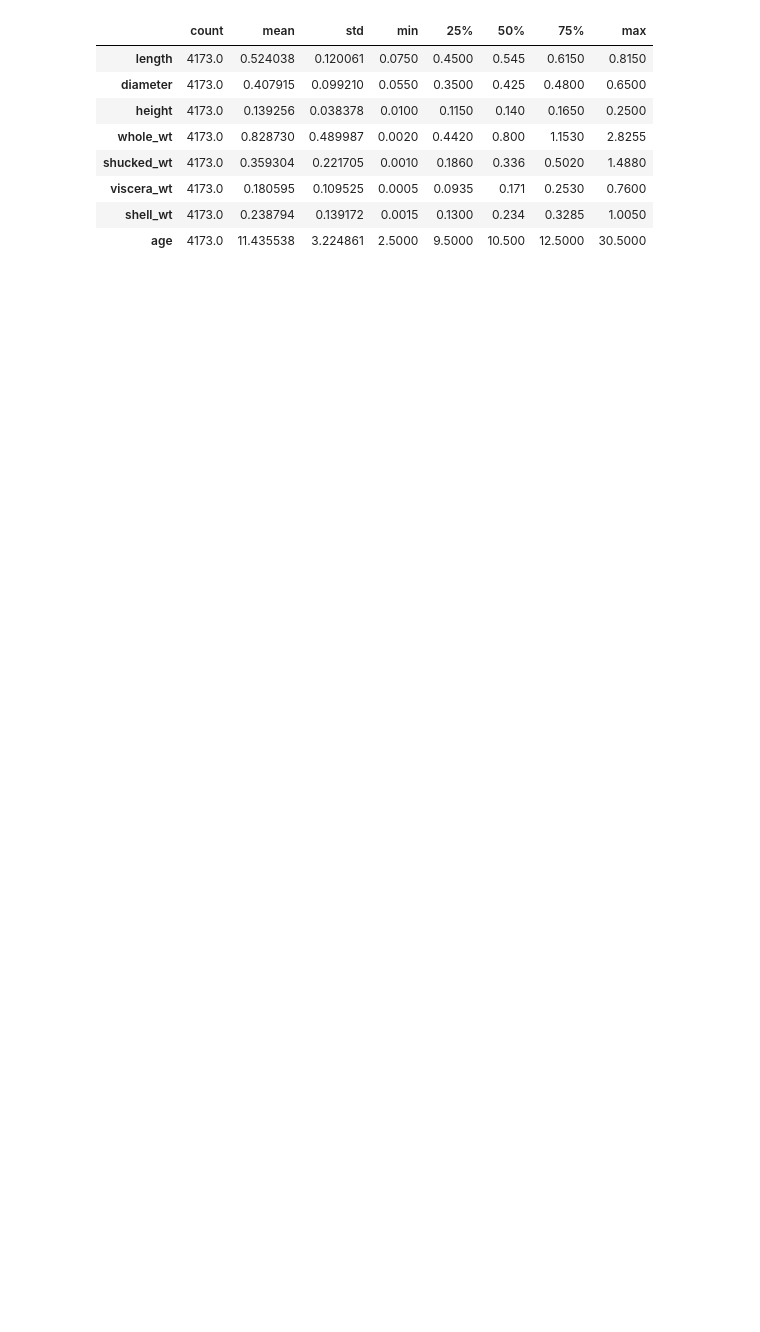
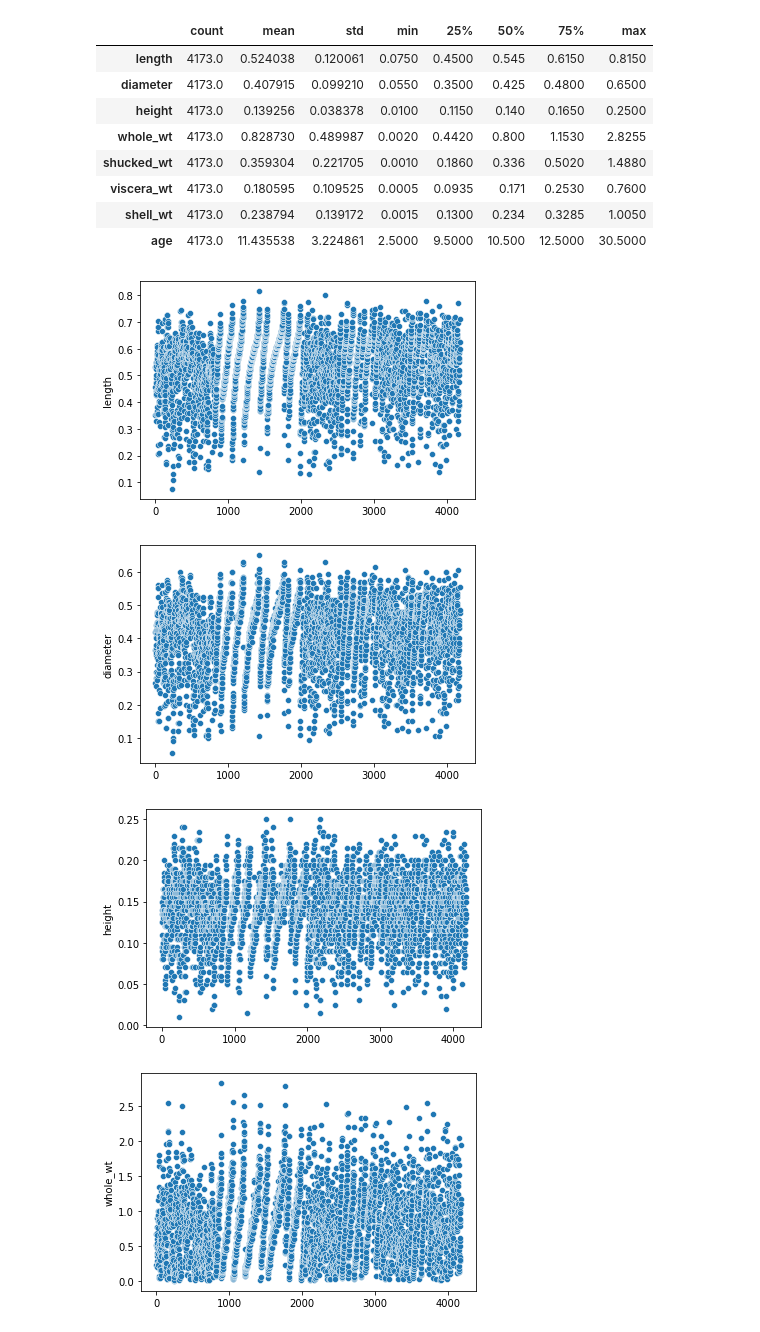
Before and after one commit to smaslo2/MS_DS, a Jupyter notebook: MS_DTSA5509_Final.ipynb, the cells around one changed output. Drawn from its saved outputs; the diff is of its cells as text; code cells hidden in the pictures; blank space fills up the shorter version.

```diff
--- a/MS_DTSA5509_Final.ipynb
+++ b/MS_DTSA5509_Final.ipynb
@@ -140,3 +139,12 @@ df.describe().transpose()
 | viscera_wt | 4173.0 | 0.180595 | 0.109525 | 0.0005 | 0.0935 | 0.171 | 0.2530 | 0.7600 |
 | shell_wt | 4173.0 | 0.238794 | 0.139172 | 0.0015 | 0.1300 | 0.234 | 0.3285 | 1.0050 |
 | age | 4173.0 | 11.435538 | 3.224861 | 2.5000 | 9.5000 | 10.500 | 12.5000 | 30.5000 |
+# %%
+for col in df:
+  sns.scatterplot(x=df.index,y=df[col])
+  plt.show()
+# %% [output]
+[figure, added]
+[figure, added]
+[figure, added]
+[figure, added]
```
Also changed, not shown: parts of 16 cells of this notebook.
